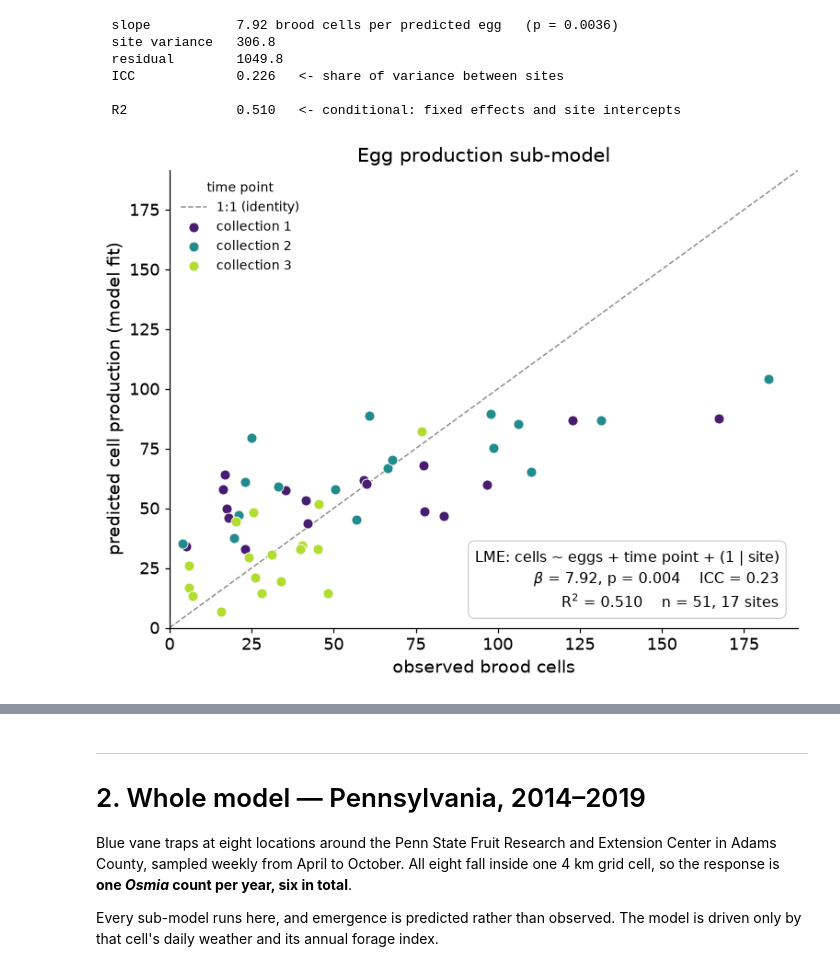
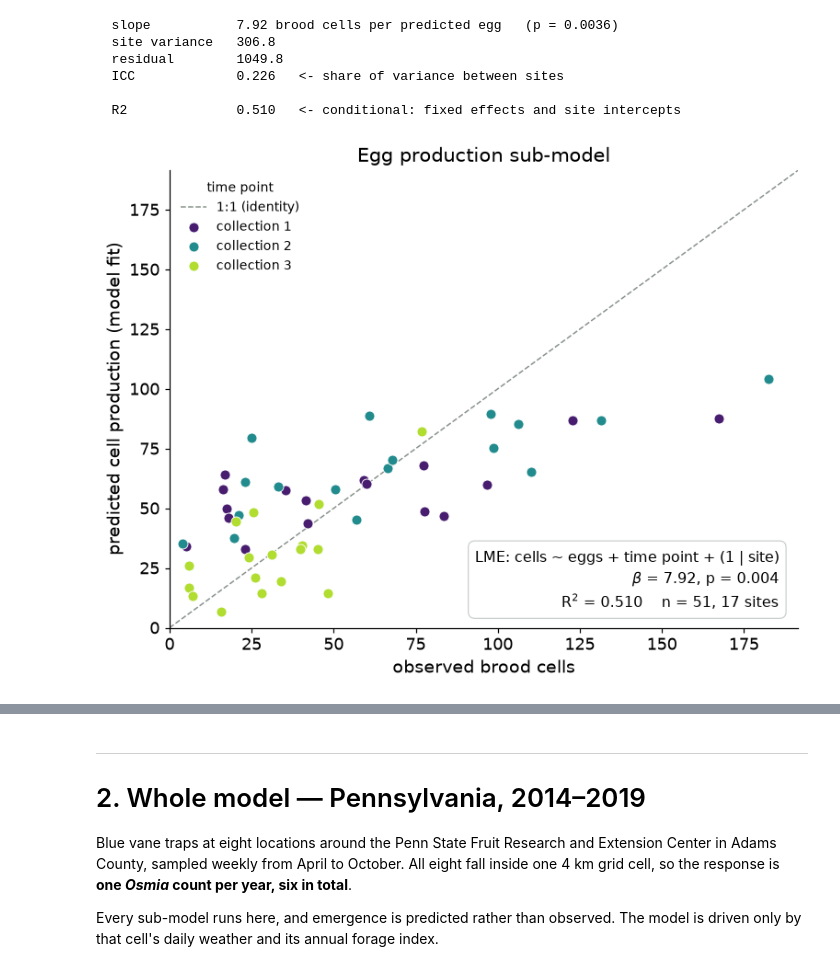
Before and after one commit to eai6/AppleBee, a Jupyter notebook: notebooks/applebee_analysis.ipynb, the cells around one changed output, grey strips where cells are left out. Cells and saved outputs as stored; diff of their text form; code cells hidden in the pictures.

```diff
--- a/notebooks/applebee_analysis.ipynb
+++ b/notebooks/applebee_analysis.ipynb
@@ -391,32 +383,31 @@ print(f"  R2              {r2(fitted):.3f}   <- conditional: fixed effects and s
 # %%
 # The y axis is the fit of a mixed-effects model, not a straight line through the
 # points, so the specification is stated on the figure -- the dashed line is the
 # identity, against which a fit is judged, and not a regression line.
-icc = float(fit.cov_re.iloc[0, 0]) / (float(fit.cov_re.iloc[0, 0]) + float(fit.scale))
 SPEC = ("LME: cells ~ eggs + time point + (1 | site)\n"
         f"$\\beta$ = {float(fit.params['predicted_eggs']):.2f}, "
-        f"p = {float(fit.pvalues['predicted_eggs']):.3f}    ICC = {icc:.2f}\n"
+        f"p = {float(fit.pvalues['predicted_eggs']):.3f}\n"
         f"R$^2$ = {r2(fitted):.3f}    n = {len(design)}, {design.Site.nunique()} sites")
 
 # Time point is the collection window (1, 2, 3), a category rather than a
 # quantity, so it gets three discrete colours and a legend.
 points = sorted(design.Time_Point.unique())
 colours = dict(zip(points, plt.cm.viridis(np.linspace(.08, .88, len(points)))))
 
 fig, ax = plt.subplots(figsize=(7.2, 5.6))
 lim = [0, max(design.observed_eggs.max(), fitted.max()) * 1.05]
 ax.plot(lim, lim, ls="--", color="#8a938d", lw=1, zorder=1, label="1:1 (identity)")
 for tp in points:
     m = (design.Time_Point == tp).to_numpy()
     ax.scatter(design.observed_eggs[m], fitted[m], color=colours[tp], s=52,
                edgecolor="white", lw=.6, zorder=3, label=f"collection {tp}")
 ax.set(xlim=lim, ylim=lim, xlabel="observed brood cells",
        ylabel="predicted cell production (model fit)",
        title="Egg production sub-model")
 ax.legend(frameon=False, fontsize=9, loc="upper left", title="time point",
           title_fontsize=9)
 ax.text(.97, .035, SPEC, transform=ax.transAxes, ha="right", va="bottom", fontsize=10.5,
         linespacing=1.45, bbox=dict(boxstyle="round,pad=.45", fc="white", ec="#c9cfcb", lw=.8))
 plt.tight_layout(); plt.show()
 # %% [output]
-[figure, old version]
+[figure, new version]
```
Also changed, not shown: parts of 14 cells of this notebook, 1 other file.
